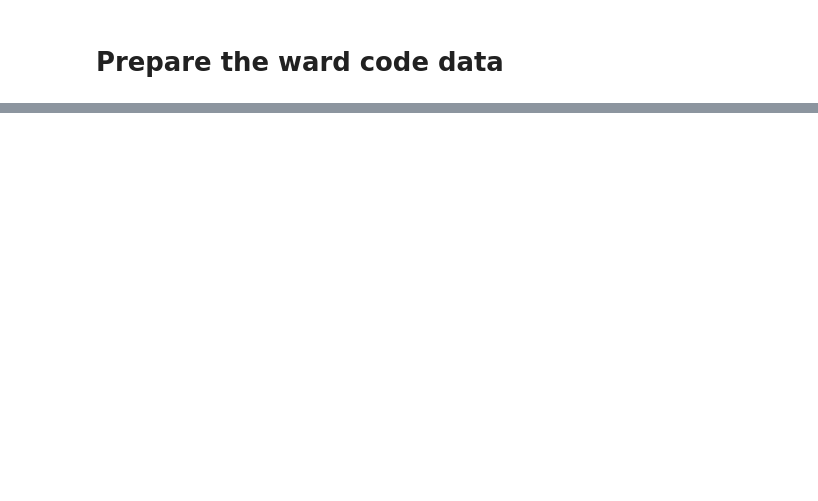
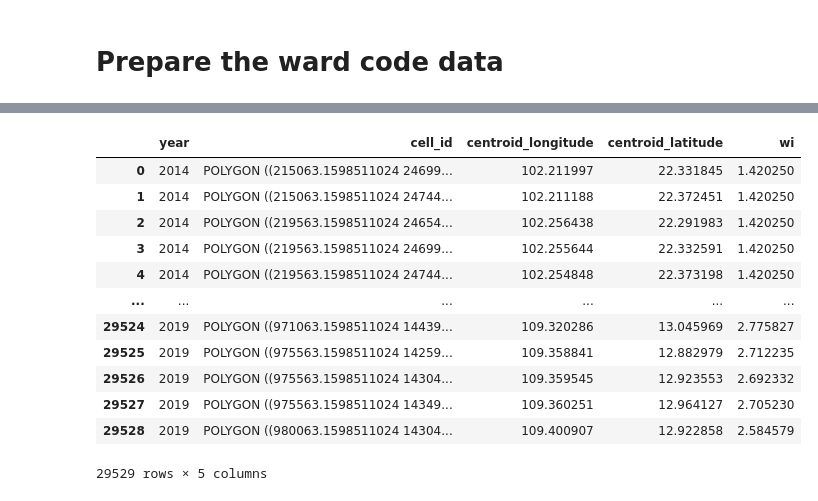
Before and after one commit to lhmtrinh/Remote-Sensing-Wealth-Index, a Jupyter notebook: mapping_district_GPS/label_map_GPS.ipynb, the cells around one changed output, grey strips where cells are left out. Saved outputs shown, nothing was run; the diff lists cells and outputs as text; code cells hidden in the pictures; blank space fills up the shorter version.

```diff
--- a/mapping_district_GPS/label_map_GPS.ipynb
+++ b/mapping_district_GPS/label_map_GPS.ipynb
@@ -188 +189,31 @@ merged_df.drop(['properties.VARNAME_1','properties.VARNAME_2'],inplace=True,axis
+# %%
+results_df['province'] = results_df['province'].apply(remove_administrative_terms).apply(unidecode)
+results_df['district'] = results_df['district'].apply(remove_administrative_terms).apply(unidecode)
+results_df['ward'] = results_df['ward'].apply(remove_administrative_terms).apply(unidecode)
+# %%
+df =df.merge(results_df, how='left', left_on=['provname','distname','wardname'], right_on=['province','district','ward'])
+df.drop(columns = ['provname','distname','wardname'], inplace=True)
+# %%
+total_land_coverage_by_cell = df.groupby(['year','cell_id']).agg({'percent_coverage':'sum'})
+index = total_land_coverage_by_cell[total_land_coverage_by_cell > 0.95].index.get_level_values(1).to_list()
+df = df[df['cell_id'].isin(index)]
+# %%
+# Step 1: Calculate the weighted value for each row
+df['weighted_value'] = df['mean_pos_WI'] * df['percent_coverage']
+
+# Step 2 & 3: Group by 'year' and 'cell_id'
+grouped = df.groupby(['year', 'cell_id']).agg(
+    total_weighted_value=('weighted_value', 'sum'),
+    total_coverage=('percent_coverage', 'sum'),
+    centroid_longitude=('centroid_longitude', 'first'),
+    centroid_latitude=('centroid_latitude', 'first')
+)
+
+# Step 4: Calculate the weighted average
+grouped['wi'] = grouped['total_weighted_value'] / grouped['total_coverage']
+
+grouped.drop(columns=['total_weighted_value','total_coverage'],inplace=True)
+
+# Reset index if you want 'year' and 'cell_id' back as columns
+grouped = grouped.reset_index()
 # %%
@@ -189,0 +221,16 @@ merged_df.to_csv('../data/district_data.csv')
+# %%
+grouped
+# %% [output]
+|  | year | cell_id | centroid_longitude | centroid_latitude | wi |
+| 0 | 2014 | POLYGON ((215063.1598511024 24699... | 102.211997 | 22.331845 | 1.420250 |
+| 1 | 2014 | POLYGON ((215063.1598511024 24744... | 102.211188 | 22.372451 | 1.420250 |
+| 2 | 2014 | POLYGON ((219563.1598511024 24654... | 102.256438 | 22.291983 | 1.420250 |
+| 3 | 2014 | POLYGON ((219563.1598511024 24699... | 102.255644 | 22.332591 | 1.420250 |
+| 4 | 2014 | POLYGON ((219563.1598511024 24744... | 102.254848 | 22.373198 | 1.420250 |
+| ... | ... | ... | ... | ... | ... |
+| 29524 | 2019 | POLYGON ((971063.1598511024 14439... | 109.320286 | 13.045969 | 2.775827 |
+| 29525 | 2019 | POLYGON ((975563.1598511024 14259... | 109.358841 | 12.882979 | 2.712235 |
+| 29526 | 2019 | POLYGON ((975563.1598511024 14304... | 109.359545 | 12.923553 | 2.692332 |
+| 29527 | 2019 | POLYGON ((975563.1598511024 14349... | 109.360251 | 12.964127 | 2.705230 |
+| 29528 | 2019 | POLYGON ((980063.1598511024 14304... | 109.400907 | 12.922858 | 2.584579 |
+29529 rows × 5 columns
```
Also changed, not shown: parts of 17 cells of this notebook, 6 other files.
